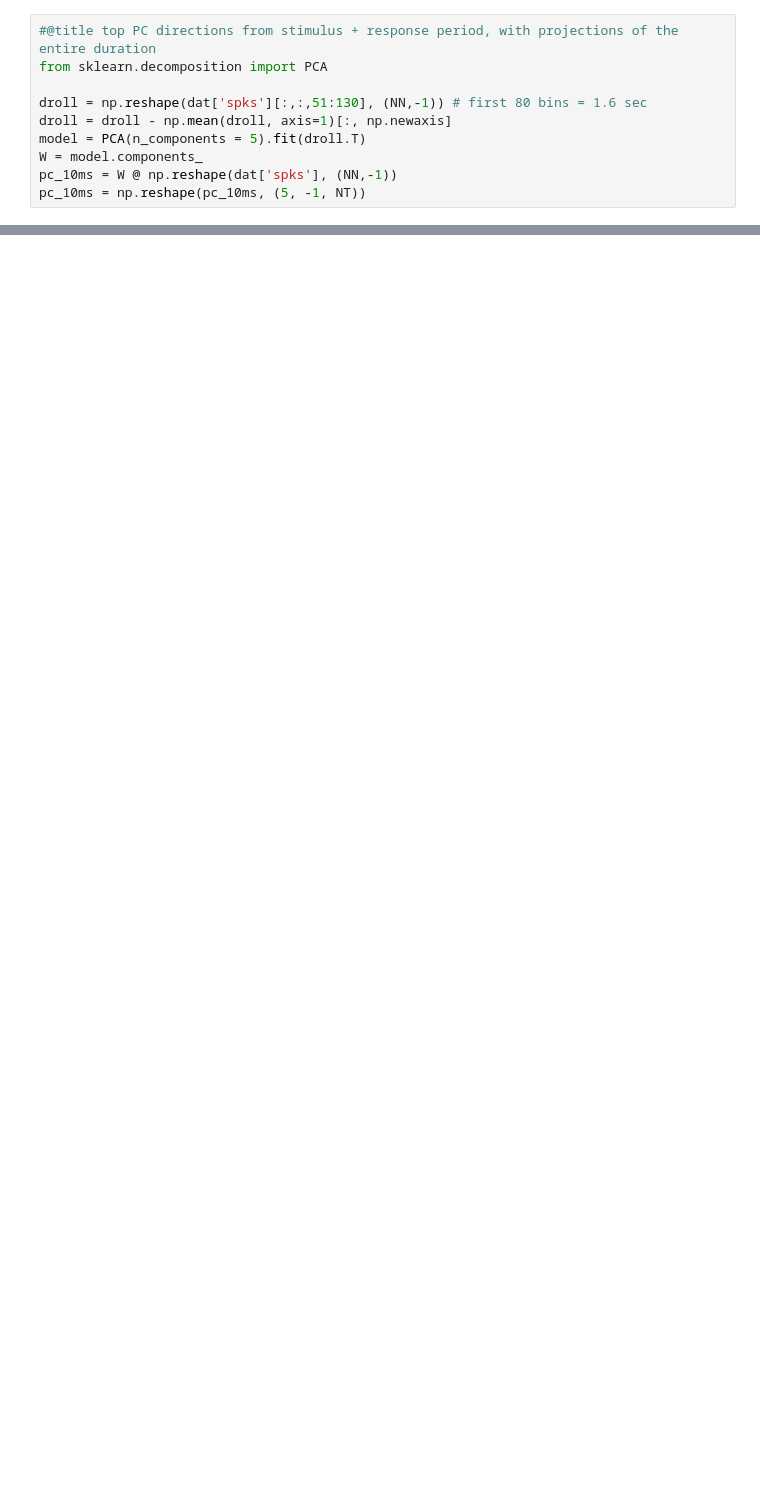
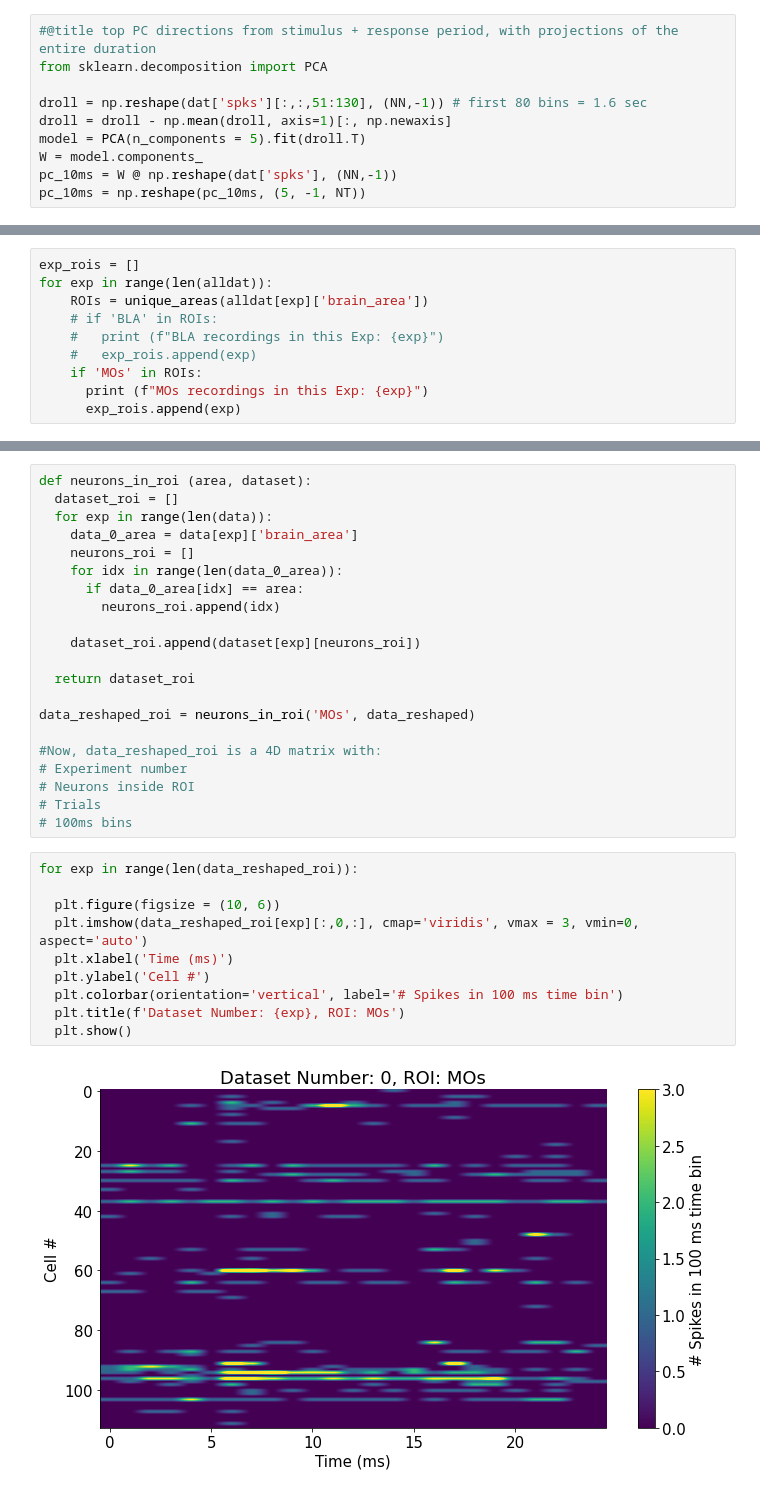
Before and after one commit to fmessore/Neuromatch, a Jupyter notebook: master_fernando.ipynb, the cells around one changed output, grey strips where cells are left out. Cells and saved outputs as stored; diff of their text form; blank space fills up the shorter version.

```diff
--- a/master_fernando.ipynb
+++ b/master_fernando.ipynb
@@ -374,0 +364,10 @@ for j in range(nareas):
+# %%
+exp_rois = []
+for exp in range(len(alldat)):
+    ROIs = unique_areas(alldat[exp]['brain_area'])
+    # if 'BLA' in ROIs:
+    #   print (f"BLA recordings in this Exp: {exp}")
+    #   exp_rois.append(exp)
+    if 'MOs' in ROIs:
+      print (f"MOs recordings in this Exp: {exp}")
+      exp_rois.append(exp)
@@ -374,0 +523,33 @@ for j in range(nareas):
+# %%
+def neurons_in_roi (area, dataset):
+  dataset_roi = []
+  for exp in range(len(data)):
+    data_0_area = data[exp]['brain_area']
+    neurons_roi = []
+    for idx in range(len(data_0_area)):
+      if data_0_area[idx] == area:
+        neurons_roi.append(idx)
+
+    dataset_roi.append(dataset[exp][neurons_roi])
+
+  return dataset_roi
+
+data_reshaped_roi = neurons_in_roi('MOs', data_reshaped)
+
+#Now, data_reshaped_roi is a 4D matrix with:
+# Experiment number
+# Neurons inside ROI
+# Trials
+# 100ms bins
+# %%
+for exp in range(len(data_reshaped_roi)):
+
+  plt.figure(figsize = (10, 6))
+  plt.imshow(data_reshaped_roi[exp][:,0,:], cmap='viridis', vmax = 3, vmin=0, aspect='auto')
+  plt.xlabel('Time (ms)')
+  plt.ylabel('Cell #')
+  plt.colorbar(orientation='vertical', label='# Spikes in 100 ms time bin')
+  plt.title(f'Dataset Number: {exp}, ROI: MOs')
+  plt.show()
+# %% [output]
+[figure, added]
```
Also changed, not shown: parts of 52 cells of this notebook.
